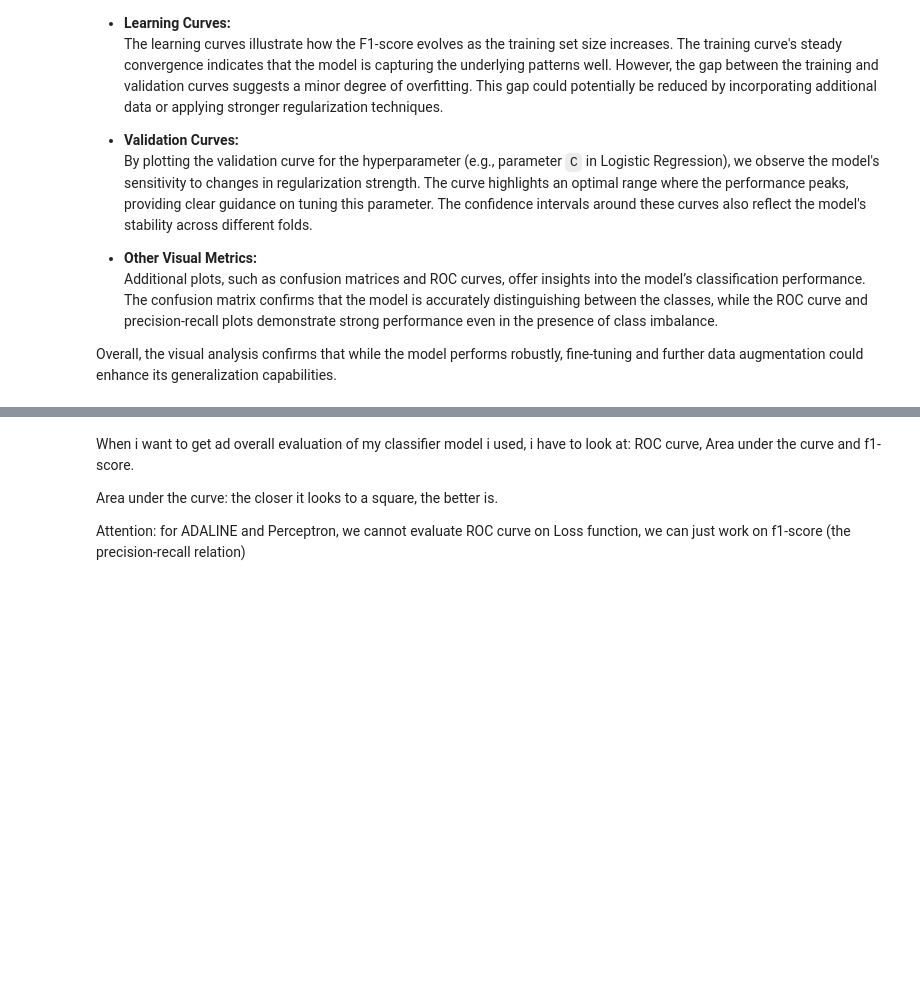
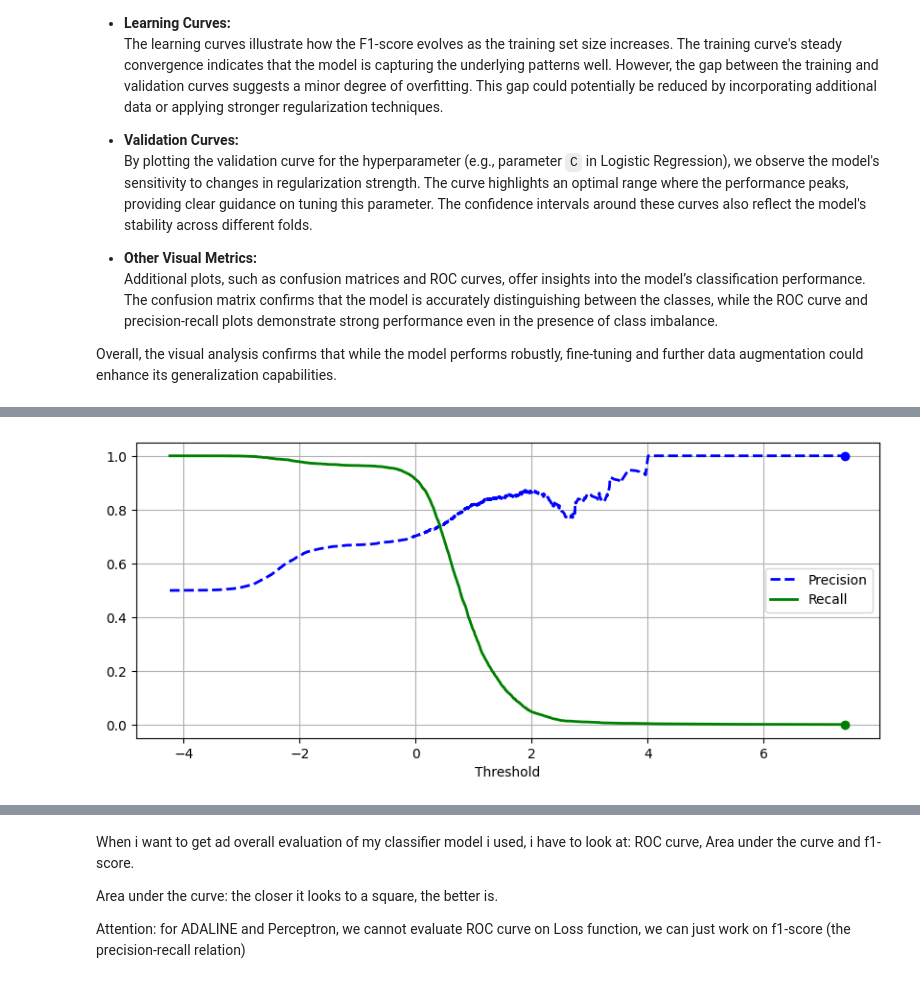
Before and after one commit to brusati04/ML_project, a Jupyter notebook: main.ipynb, the cells around one changed output, grey strips where cells are left out. Drawn from its saved outputs; the diff is of its cells as text; code cells hidden in the pictures; blank space fills up the shorter version.

```diff
--- a/main.ipynb
+++ b/main.ipynb
@@ -632,18 +743,20 @@ threshold = 3
 # %%
 
 fig = plt.figure(figsize=(10, 4))
 ax = fig.add_subplot()
 ax.plot(thresholds, precisions[:-1], "b--", label="Precision", lw=2)
 ax.plot(thresholds, recalls[:-1], "g-", label="Recall", lw=2)
-ax.vlines(threshold, 0, 1.0, "k", "dotted", label="threshold")
+# ax.vlines(threshold, 0, 1.0, "k", "dotted", label="threshold")
 
-idx = (thresholds >= threshold).argmax()  # first index ≥ threshold
+idx = thresholds.argmax() #(thresholds >= threshold).argmax()  # first index ≥ threshold
 plt.plot(thresholds[idx], precisions[idx], "bo")
 plt.plot(thresholds[idx], recalls[idx], "go")
 plt.grid()
 ax.set_xlabel("Threshold")
 plt.legend(loc="center right")
 plt.show()
+# %% [output]
+[figure, added]
 # %%
 fig = plt.figure(figsize=(6, 6))
 ax = fig.add_subplot()
```
Also changed, not shown: parts of 21 cells of this notebook, 2 other files.
